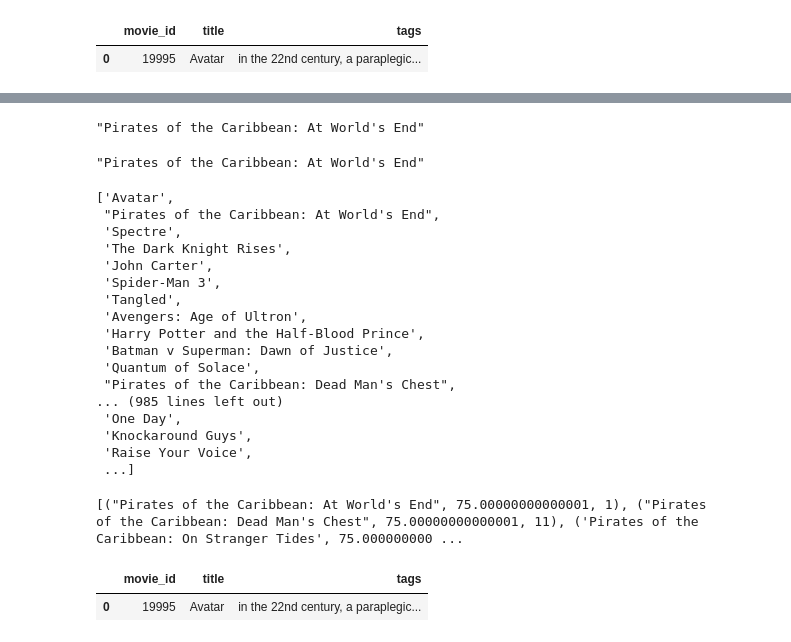
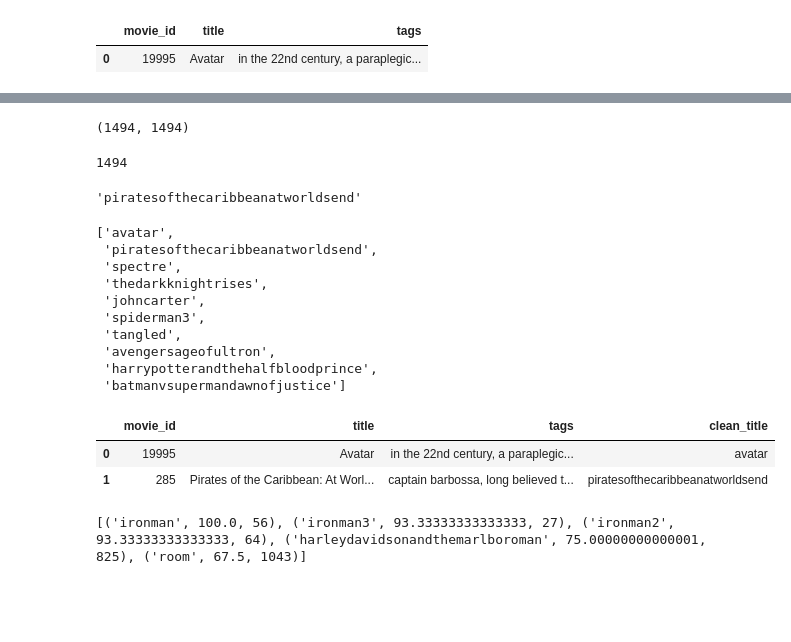
Before and after one commit to kousikgvs/recommendation-system, a Jupyter notebook: notebooks/code.ipynb, the cells around one changed output, grey strips where cells are left out. Drawn from its saved outputs; the diff is of its cells as text; code cells hidden in the pictures; blank space fills up the shorter version.

```diff
--- a/notebooks/code.ipynb
+++ b/notebooks/code.ipynb
@@ -139,7 +139,13 @@ crew                                           [JamesCameron]
 Name: 0, dtype: object
 # %%
 # Combining all the 5 selected features
-combined_string = df['overview'] + " " + df['genres'].apply(lambda x: " ".join(x)) + " " + df['keywords'].apply(lambda x: " ".join(x)) + " " + df['cast'].apply(lambda x: " ".join(x)) + " " + df['crew'].apply(lambda x: " ".join(x))
+combined_string = (
+    df['overview'] * 1 + " " +
+    df['genres'].apply(lambda x: " ".join(x)) * 3 + " " +
+    df['keywords'].apply(lambda x: " ".join(x)) * 2 + " " +
+    df['cast'].apply(lambda x: " ".join(x)) * 2 + " " +
+    df['crew'].apply(lambda x: " ".join(x)) * 2
+)
 df['tags'] = combined_string.apply(lambda x: x.lower())
 # %%
 df_new = df[['movie_id','title','tags']]
@@ -147,3 +153,10 @@ df_new.head(1)
 # %% [output]
 |  | movie_id | title | tags |
 | 0 | 19995 | Avatar | in the 22nd century, a paraplegic... |
+# %%
+df_new['clean_title'] = (
+    df_new['title']
+    .astype(str)
+    .str.lower()
+    .str.replace(r'[^a-z0-9]', '', regex=True)
+)
@@ -155,52 +181,49 @@ feature_vectors = vectorizer.fit_transform(df['tags'])
 # Cosine similarity of all the feature vectors
 # The Thing it does is that bruteforce From Row1 to all the Rows in the DataFrame.
 similarity = cosine_similarity(feature_vectors)
+similarity.shape
+# %% [output]
+(1494, 1494)
+# %%
+len(similarity[0])
+# %% [output]
+1494
 # %%
-df_new["title"].iloc[1]
+df_new["clean_title"].iloc[1]
 # %% [output]
-"Pirates of the Caribbean: At World's End"
+'piratesofthecaribbeanatworldsend'
-# %%
-df_new["title"].iloc[1]
-# %% [output]
-"Pirates of the Caribbean: At World's End"
 # %%
-movie_names = df_new['title'].tolist()
-movie_names
+movie_names = df_new['clean_title'].tolist()
+movie_names[:10]
 # %% [output]
-['Avatar',
- "Pirates of the Caribbean: At World's End",
- 'Spectre',
- 'The Dark Knight Rises',
- 'John Carter',
- 'Spider-Man 3',
- 'Tangled',
- 'Avengers: Age of Ultron',
- 'Harry Potter and the Half-Blood Prince',
- 'Batman v Superman: Dawn of Justice',
- 'Quantum of Solace',
- "Pirates of the Caribbean: Dead Man's Chest",
-... (985 lines left out)
- 'One Day',
- 'Knockaround Guys',
- 'Raise Your Voice',
- ...]
+['avatar',
+ 'piratesofthecaribbeanatworldsend',
+ 'spectre',
+ 'thedarkknightrises',
+ 'johncarter',
+ 'spiderman3',
+ 'tangled',
+ 'avengersageofultron',
+ 'harrypotterandthehalfbloodprince',
+ 'batmanvsupermandawnofjustice']
+# %%
+df_new.head(2)
+# %% [output]
+|  | movie_id | title | tags | clean_title |
+| 0 | 19995 | Avatar | in the 22nd century, a paraplegic... | avatar |
+| 1 | 285 | Pirates of the Caribbean: At Worl... | captain barbossa, long believed t... | piratesofthecaribbeanatworldsend |
 # %%
 # rapidfuzz we are using to find the closest Match.
 # Let us say if there are any spelling mistakes in the input array
 # we need the correct spelling to find the index and check the cosine similarity
 from rapidfuzz import process
 
-movies = df_new['title'].tolist()
+movies = df_new['clean_title'].tolist()
 
-user_input = "pirate"
+user_input = "ironman"
 
 find_close_match = process.extract(user_input, movies , limit=5)
 
 print(find_close_match)
 # %% [output]
-[("Pirates of the Caribbean: At World's End", 75.00000000000001, 1), ("Pirates of the Caribbean: Dead Man's Chest", 75.00000000000001, 11), ('Pirates of the Caribbean: On Stranger Tides', 75.000000000 ...
+[('ironman', 100.0, 56), ('ironman3', 93.33333333333333, 27), ('ironman2', 93.33333333333333, 64), ('harleydavidsonandthemarlboroman', 75.00000000000001, 825), ('room', 67.5, 1043)]
-# %%
-df_new.head(1)
-# %% [output]
-|  | movie_id | title | tags |
-| 0 | 19995 | Avatar | in the 22nd century, a paraplegic... |
```
Also changed, not shown: parts of 6 cells of this notebook.
